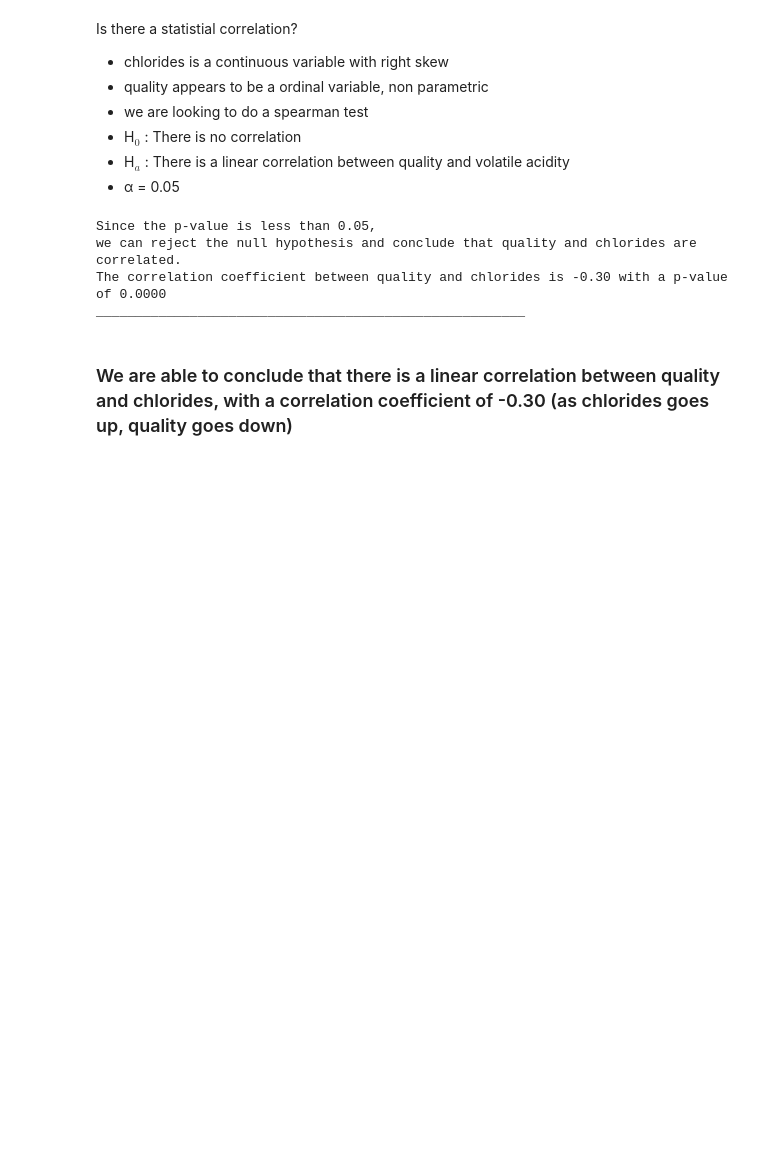
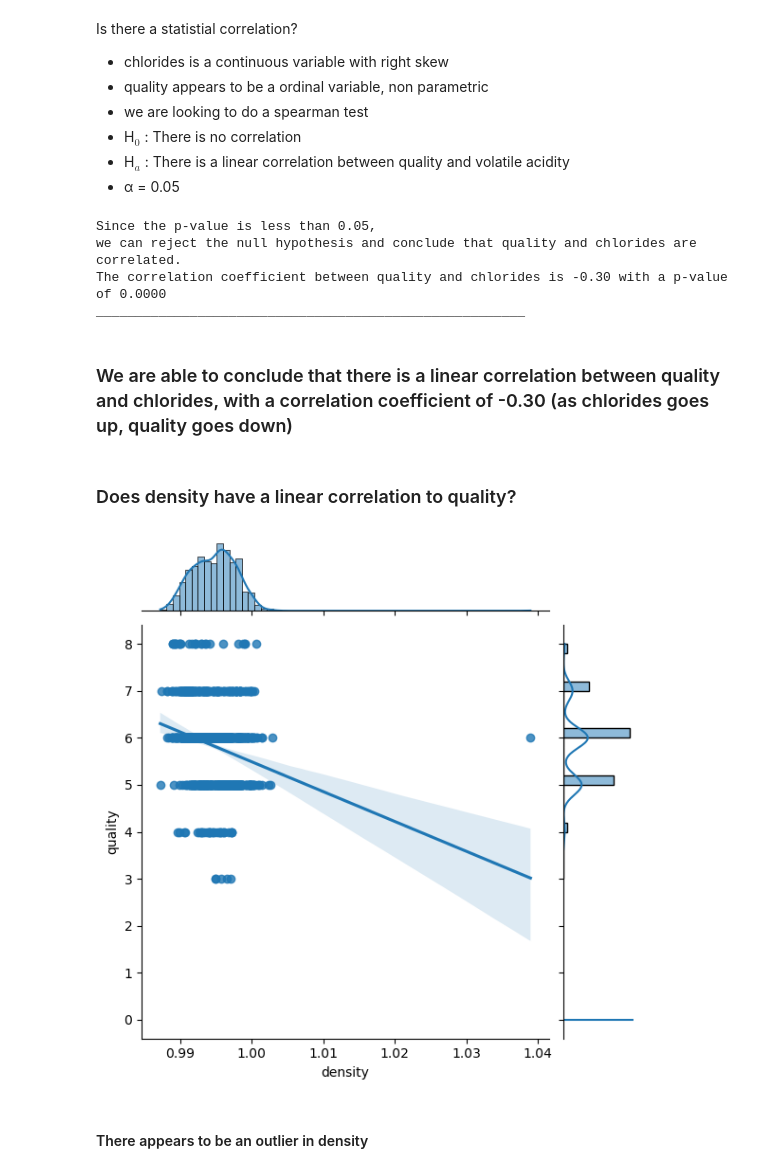
Before and after one commit to Wine-qualitity/wine-qualitiy-model, a Jupyter notebook: exploration.ipynb, the cells around one changed output. Cells and saved outputs as stored; diff of their text form; code cells hidden in the pictures; blank space fills up the shorter version.

```diff
--- a/exploration.ipynb
+++ b/exploration.ipynb
@@ -191,3 +191,13 @@ The correlation coefficient between quality and chlorides is -0.30 with a p-valu
 _______________________________________________________
 # %% [markdown]
 ### We are able to conclude that there is a linear correlation between quality and chlorides, with a correlation coefficient of -0.30 (as chlorides goes up, quality goes down)
+# %% [markdown]
+### Does density have a linear correlation to quality?
+# %%
+sns.jointplot(data=train.sample(1000), x='density', y='quality', kind='reg')
+plt.axhline()
+plt.show()
+# %% [output]
+[figure, added]
+# %% [markdown]
+#### There appears to be an outlier in density
```
Also changed, not shown: parts of 8 cells of this notebook.
